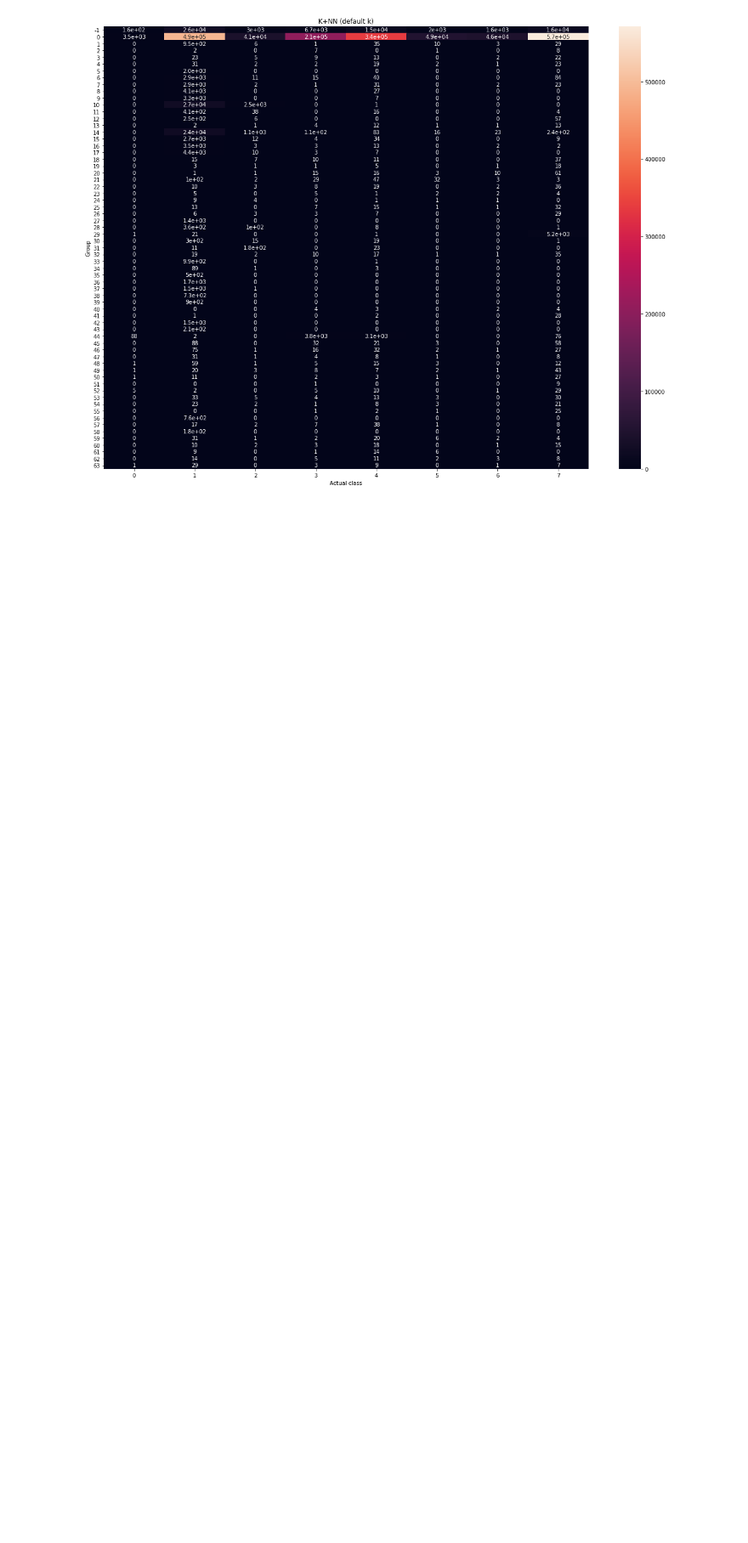
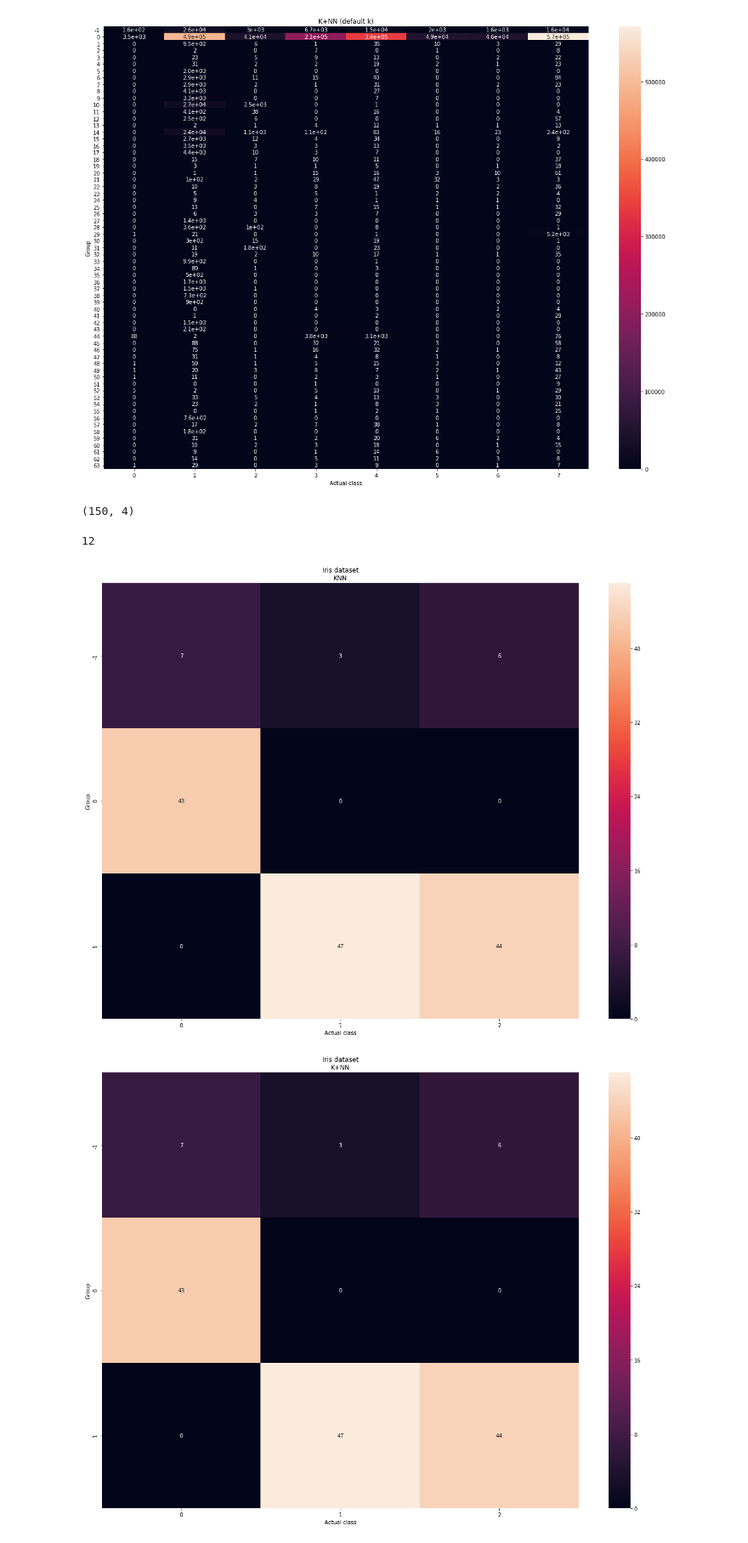
Before and after one commit to Delebrith/return-of-the-neighbours, a Jupyter notebook: experiments/classification_test.ipynb, the cells around one changed output. Shown at 85% size. Cells and saved outputs as stored; diff of their text form; code cells hidden in the pictures; blank space fills up the shorter version.

Commit message:
Iris ds classification results

```diff
--- a/experiments/classification_test.ipynb
+++ b/experiments/classification_test.ipynb
@@ -128,0 +140,25 @@ show_cmat(kpnn_result_100, "K+NN (default k)")
+# %%
+from sklearn.datasets import load_iris
+
+data_iris = load_iris()
+# %%
+data_iris_features = data_iris['data']
+data_iris_target = data_iris['target']
+
+data_iris_features.shape
+# %% [output]
+(150, 4)
+# %%
+k_iris = int(len(data_iris_features) ** 0.5)
+k_iris
+# %% [output]
+12
+# %%
+iris_result_knn = pynbc.nbc_kNN(k_iris, pynbc.MIN_VALUE, data_iris_features, True)
+iris_result_kpnn = pynbc.nbc_kpNN(k_iris, pynbc.MIN_VALUE, data_iris_features, True)
+# %%
+show_cmat(np.array(iris_result_knn), data_iris_target, "Iris dataset\nKNN")
+show_cmat(np.array(iris_result_kpnn), data_iris_target, "Iris dataset\nK+NN")
+# %% [output]
+[figure, added]
+[figure, added]
```
Also changed, not shown: parts of 12 cells of this notebook.
